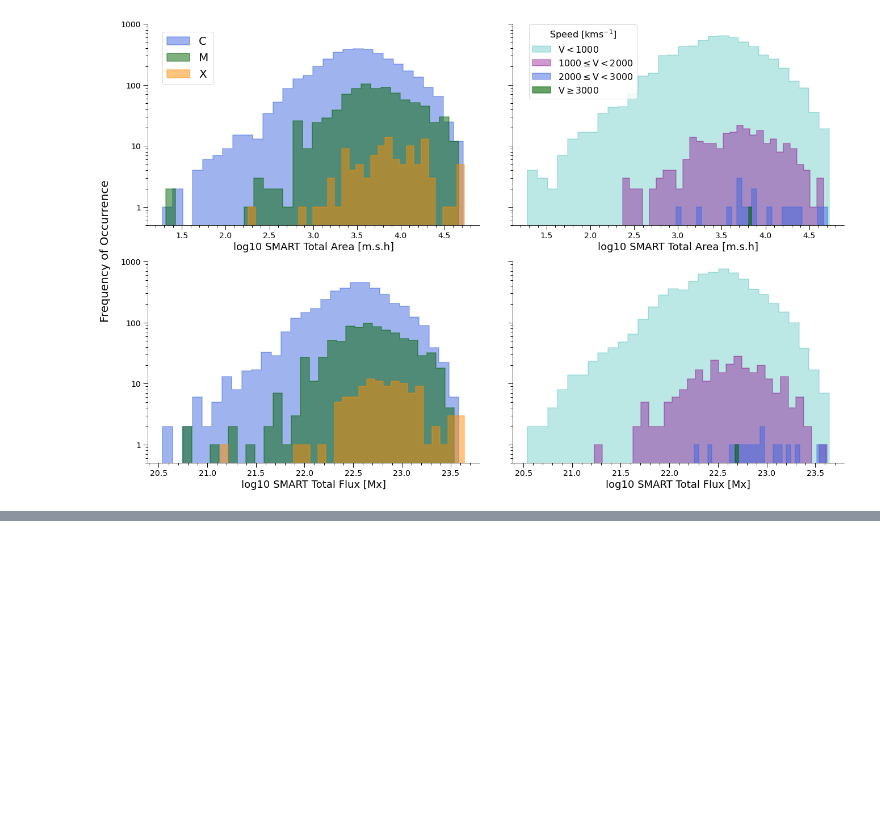
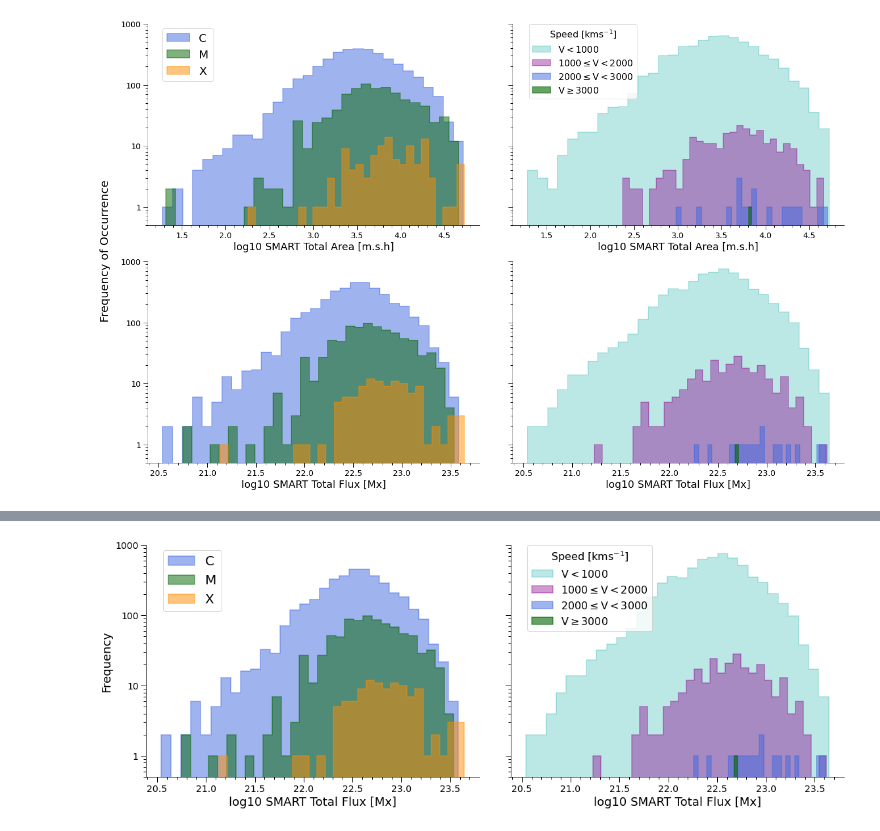
Before and after one commit to peterbreslin/ss_project, a Jupyter notebook: poster_histograms.ipynb, the cells around one changed output, grey strips where cells are left out. Cells and saved outputs as stored; diff of their text form; code cells hidden in the pictures; blank space fills up the shorter version.

Commit message:
poster/presentation bitsnbobs

```diff
--- a/poster_histograms.ipynb
+++ b/poster_histograms.ipynb
@@ -248,0 +333,70 @@ plt.show()
+# %%
+fig, (ax3, ax4) = plt.subplots(1, 2, figsize=(16, 6), sharey='row', facecolor='white')
+
+# Total flux
+nc, bc, pc = ax3.hist(np.log10(cf.smart_total_flux), 30, ec='royalblue', fc='royalblue', lw=1.5, histtype='stepfilled',
+                     label='C', alpha=0.5)
+nm, bm, pm = ax3.hist(np.log10(mf.smart_total_flux), 30, ec='darkgreen', fc='darkgreen', lw=1.5, histtype='stepfilled',
+                     label='M', alpha=0.5)
+nx, bx, px = ax3.hist(np.log10(xf.smart_total_flux), 30, ec='darkorange', fc='darkorange', lw=1.5, histtype='stepfilled',
+                     label='X', alpha=0.5)
+
+pc[0].set_xy(pc[0].get_xy()[1:-1])
+pm[0].set_xy(pm[0].get_xy()[1:-1])
+px[0].set_xy(px[0].get_xy()[1:-1])
+
+ax3.set_yscale('log')
+ax3.set_ylim([0.5,1000])
+ax3.set_yticks([1, 10, 100, 1000])
+ax3.set_yticklabels(['1', '10', '100', '1000'])
+
+ax3.set_ylabel('Frequency', fontsize=18)
+ax3.set_xlabel('log10 SMART Total Flux [Mx]', fontsize=18)
+ax3.legend(loc=[0.05,0.715], fontsize=20)
+
+ax3.yaxis.set_tick_params(labelleft=True)
+plt.setp(ax3.get_xticklabels(), fontsize=14)
+plt.setp(ax3.get_yticklabels(), fontsize=14)
+
+ax3.xaxis.set_minor_locator(MultipleLocator(0.1))
+ax3.tick_params(axis='both', length=8, top=False, right=False, direction='out', width=1)
+ax3.tick_params(axis='both', length=4, top=False, right=False, direction='out', which='minor', width=1)
+ax3.spines['right'].set_visible(False)
+ax3.spines['top'].set_visible(False)
+
+
+#===============================================================================================================================
+
+
+# Flux with relation to CME speed
+na, ba, pa = ax4.hist(np.log10(s1.smart_total_flux), 30, histtype='stepfilled',
+                         ec='lightseagreen', fc='lightseagreen', lw=1.5, alpha=0.3, label=r'$\mathrm{V} < 1000$')
+nb, bb, pb = ax4.hist(np.log10(s2.smart_total_flux), 30, histtype='stepfilled',
+                         ec='darkmagenta', fc='darkmagenta', lw=1.5, alpha=0.4, label=r'$1000 \leq \mathrm{V} < 2000$')
+nc, bc, pc = ax4.hist(np.log10(s3.smart_total_flux), 30, histtype='stepfilled',
+                         ec='royalblue', fc='royalblue', lw=1.5, alpha=0.5, label=r'$2000 \leq \mathrm{V} < 3000$')
+nm, bm, pm = ax4.hist(np.log10(s4.smart_total_flux), 30, histtype='stepfilled',
+                         ec='darkgreen', fc='darkgreen', lw=1.5, alpha=0.6, label=r'$\mathrm{V} \geq 3000$')
+
+ax4.set_yscale('log')
+ax4.set_ylim([0.5,1000])
+ax4.set_yticks([1, 10, 100, 1000])
+ax4.set_yticklabels(['1', '10', '100', '1000'])
+
+ax4.set_xlabel('log10 SMART Total Flux [Mx]', fontsize=18)
+leg = ax4.legend(loc=[0.05,0.63], fontsize=16, title='Speed [kms$^{-1}$]', title_fontsize=16)
+plt.setp(ax4.get_xticklabels(), fontsize=14)
+plt.setp(ax4.get_yticklabels(), fontsize=14)
+
+ax4.xaxis.set_minor_locator(MultipleLocator(0.1))
+ax4.tick_params(axis='both', length=8, top=False, right=False, direction='out', width=1)
+ax4.tick_params(axis='both', length=4, top=False, right=False, direction='out', which='minor', width=1)
+ax4.spines['right'].set_visible(False)
+ax4.spines['top'].set_visible(False)
+
+#plt.tight_layout()
+plt.tight_layout(w_pad=4)
+#plt.savefig('poster_1.png', dpi=300, bbox_inches='tight', pad_inches=0.1)
+plt.show()
+# %% [output]
+[figure, added]
```
Also changed, not shown: parts of 6 cells of this notebook, 2 other files.
